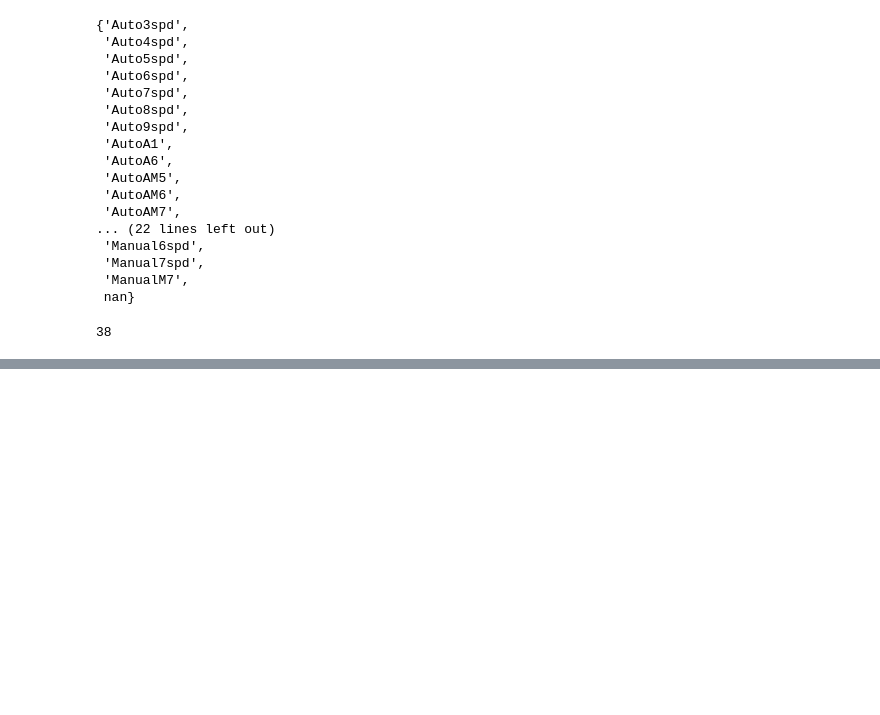
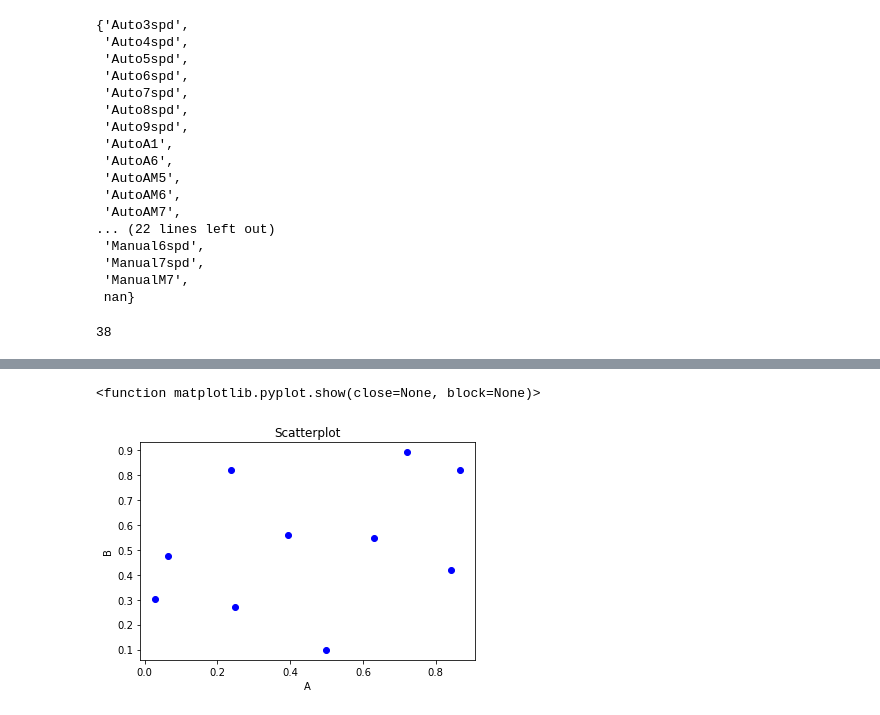
Before and after one commit to thomas-cares/data-pt-ber-08-20, a Jupyter notebook: practice/codealong.ipynb, the cells around one changed output, grey strips where cells are left out. Drawn from its saved outputs; the diff is of its cells as text; code cells hidden in the pictures; blank space fills up the shorter version.

```diff
--- a/practice/codealong.ipynb
+++ b/practice/codealong.ipynb
@@ -1338,0 +1447,13 @@ help(pd.merge)
+# %%
+#SCATTER PLOT
+
+a = np.random.random(10)
+b = np.random.random(10)
+plt.scatter(a, b, color='blue')
+plt.title('Scatterplot')
+plt.xlabel('A')
+plt.ylabel('B')
+plt.show
+# %% [output]
+<function matplotlib.pyplot.show(close=None, block=None)>
+[figure, added]
```
Also changed, not shown: parts of 22 cells of this notebook, 7 other files.
